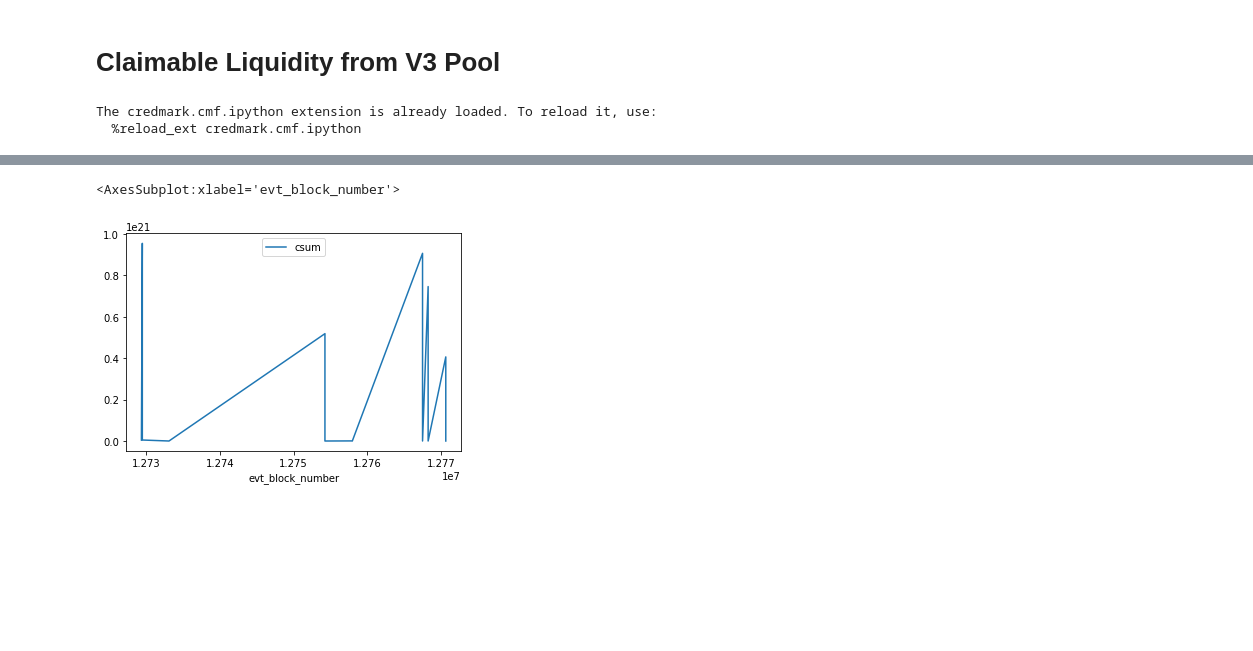
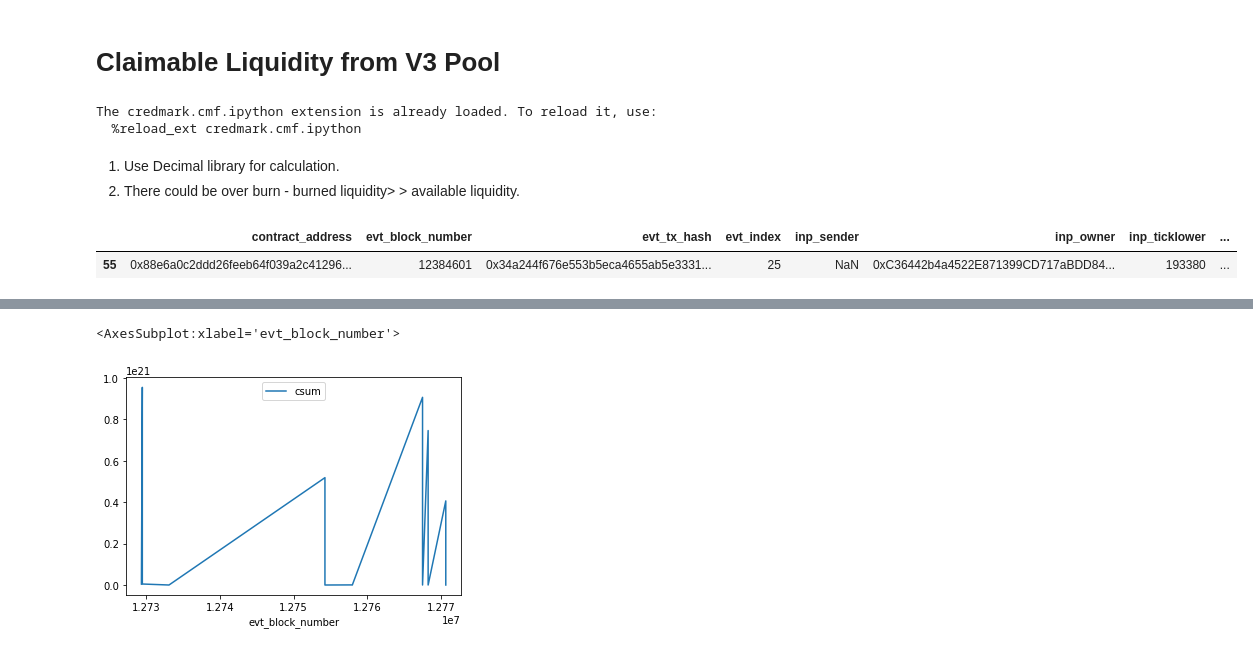
Before and after one commit to credmark/credmark-models-notebook, a Jupyter notebook: uniswap/claimable-liquidity.ipynb, the cells around one changed output, grey strips where cells are left out. Drawn from its saved outputs; the diff is of its cells as text; code cells hidden in the pictures; blank space fills up the shorter version.

```diff
--- a/uniswap/claimable-liquidity.ipynb
+++ b/uniswap/claimable-liquidity.ipynb
@@ -42,3 +41,6 @@ context, model_loader = %cmf param
 # %% [output]
 The credmark.cmf.ipython extension is already loaded. To reload it, use:
   %reload_ext credmark.cmf.ipython
+# %% [markdown]
+1. Use Decimal library for calculation.
+2. There could be over burn - burned liquidity> > available liquidity.
@@ -45,2 +49,7 @@ The credmark.cmf.ipython extension is already loaded. To reload it, use:
+# %%
+df_mintburn.query('evt_tx_hash == "0x34a244f676e553b5eca4655ab5e3331fb8e2ca27b842cc97fbb86323bd619935"')
+# %% [output]
+|  | contract_address | evt_block_number | evt_tx_hash | evt_index | inp_sender | inp_owner | inp_ticklower | ... |
+| 55 | 0x88e6a0c2ddd26feeb64f039a2c41296... | 12384601 | 0x34a244f676e553b5eca4655ab5e3331... | 25 | NaN | 0xC36442b4a4522E871399CD717aBDD84... | 193380 | ... |
 # %%
 df_mintburn = (pd
```
Also changed, not shown: parts of 26 cells of this notebook.
